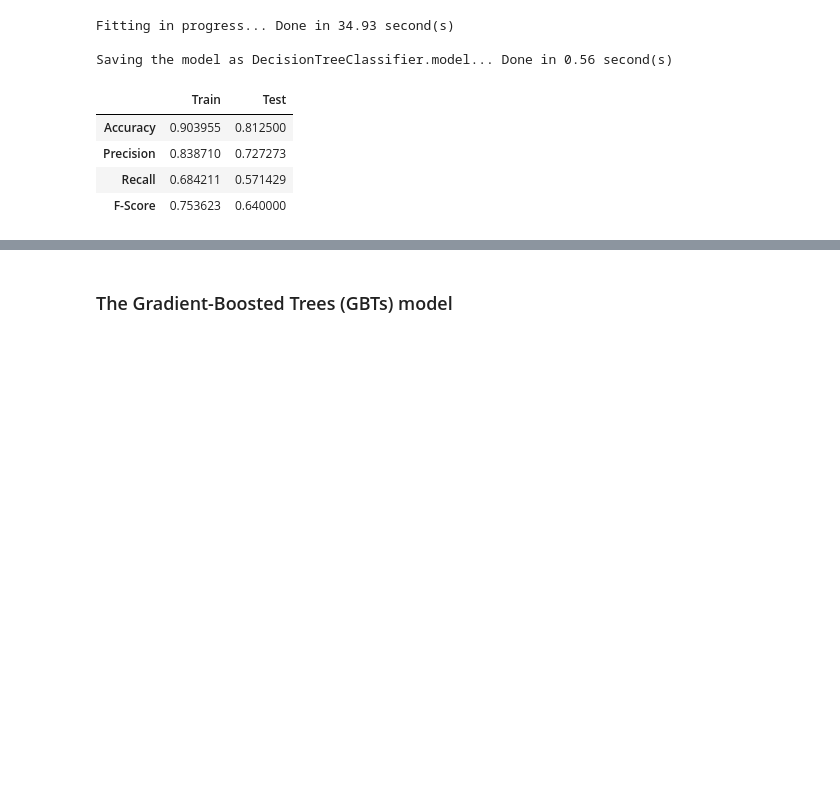
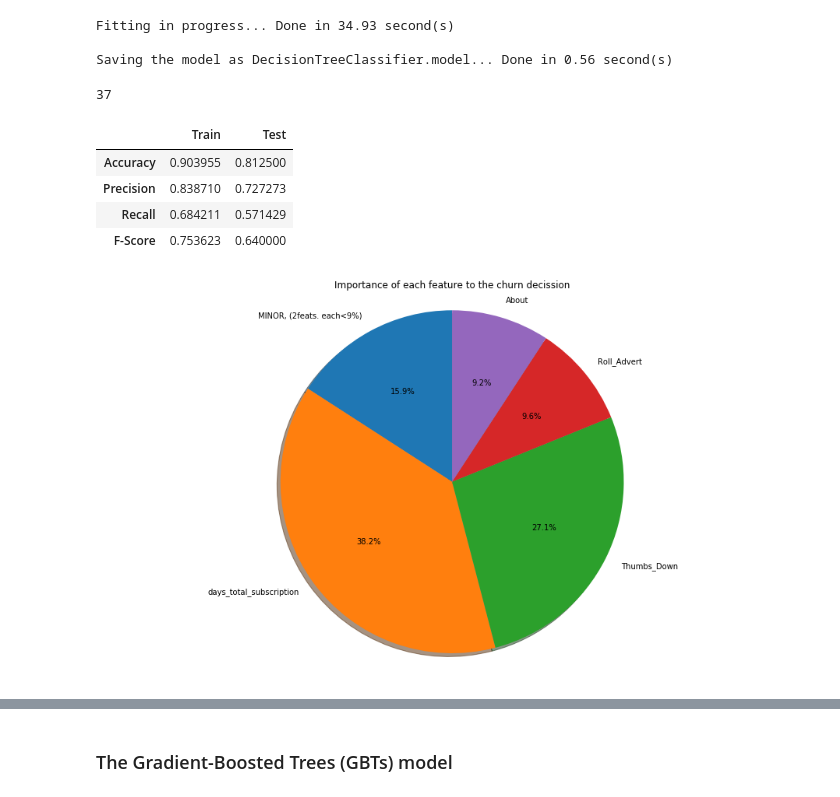
Before and after one commit to drnesr/Sparkify, a Jupyter notebook: Sparkify.ipynb, the cells around one changed output, grey strips where cells are left out. Drawn from its saved outputs; the diff is of its cells as text; code cells hidden in the pictures; blank space fills up the shorter version.

```diff
--- a/Sparkify.ipynb
+++ b/Sparkify.ipynb
@@ -1322,3 +1348,20 @@ m = model_fitting(train, model, param_grid, 'DecisionTreeClassifier.model')
 Fitting in progress... Done in 34.93 second(s)
 
 Saving the model as DecisionTreeClassifier.model... Done in 0.56 second(s)
+# %%
+# Uncomment if you want to load models only
+features_labels = ['gender', 'OS_iPad', 'OS_iPhone', 'OS_Windows_81',
+                   'OS_Linux', 'OS_Windows_Vista', 'OS_Windows_80',
+                   'OS_MacOS', 'OS_Windows_XP', 'OS_Windows_7',
+                   'paid_percent', 'mean_hours', 'stdev_hours',
+                   'About', 'Add_Friend', 'Add_to_Playlist',
+                   'Downgrade', 'Error', 'Help', 'Home', 'Logout',
+                   'NextSong', 'Roll_Advert', 'Save_Settings',
+                   'Settings', 'Submit_Downgrade', 'Submit_Upgrade',
+                   'Thumbs_Down', 'Thumbs_Up', 'Upgrade', 'mean_songs',
+                   'stdev_songs', 'num_aritst', 'mean_session_h',
+                   'stdev_session_h', 'num_sessions',
+                   'days_total_subscription']
+len(features_labels)
+# %% [output]
+37
@@ -1330,4 +1376,38 @@ get_classifier_metrics(m, train, test)
 | Precision | 0.838710 | 0.727273 |
 | Recall | 0.684211 | 0.571429 |
 | F-Score | 0.753623 | 0.640000 |
+# %%
+fitted_model = m
+x_labels=features_labels
+threshold = 9
+importance = list(fitted_model.bestModel.featureImportances.toArray())
+# Get the threshold value
+thres_v = threshold / 100
+# get the included and neglected values
+active_values = [x for x in importance if x >= thres_v]
+neglected = [x for x in importance if x < thres_v]
+non_zero_neglected = [x for x in neglected if x > 0]
+# print(importance, '\n', x_labels, '\n', thres_v, '\n',
+#       active_values, '\n', neglected, '\n', non_zero_neglected)
+# get the accepted indexes
+active_idx = [importance.index(x) for x in active_values]
+# the accepted lables + minor features
+active_labels = [x_labels[x] for x in active_idx]
+minor_v = sum(neglected)
+# print(active_idx, '\n', active_labels, '\n', minor_v)
+# If there is any minor features
+if minor_v>0:
+    active_values.append(minor_v)
+    active_labels.append(f'MINOR, ({len( \
+            non_zero_neglected)}feats. each<{threshold}%)')
+# print(active_labels, '\n', active_values)
+# Draw
+fig, ax = plt.subplots(figsize=(16, 9))
+ax.pie(active_values[::-1], labels=active_labels[::-1] ,
+       autopct='%1.1f%%', shadow=True,
+       startangle=90 )
+ax.set_title('Importance of each feature to the churn decission')
+ax.axis('equal');
+# %% [output]
+[figure, added]
 # %%
```
Also changed, not shown: parts of 16 cells of this notebook, 5 other files.
